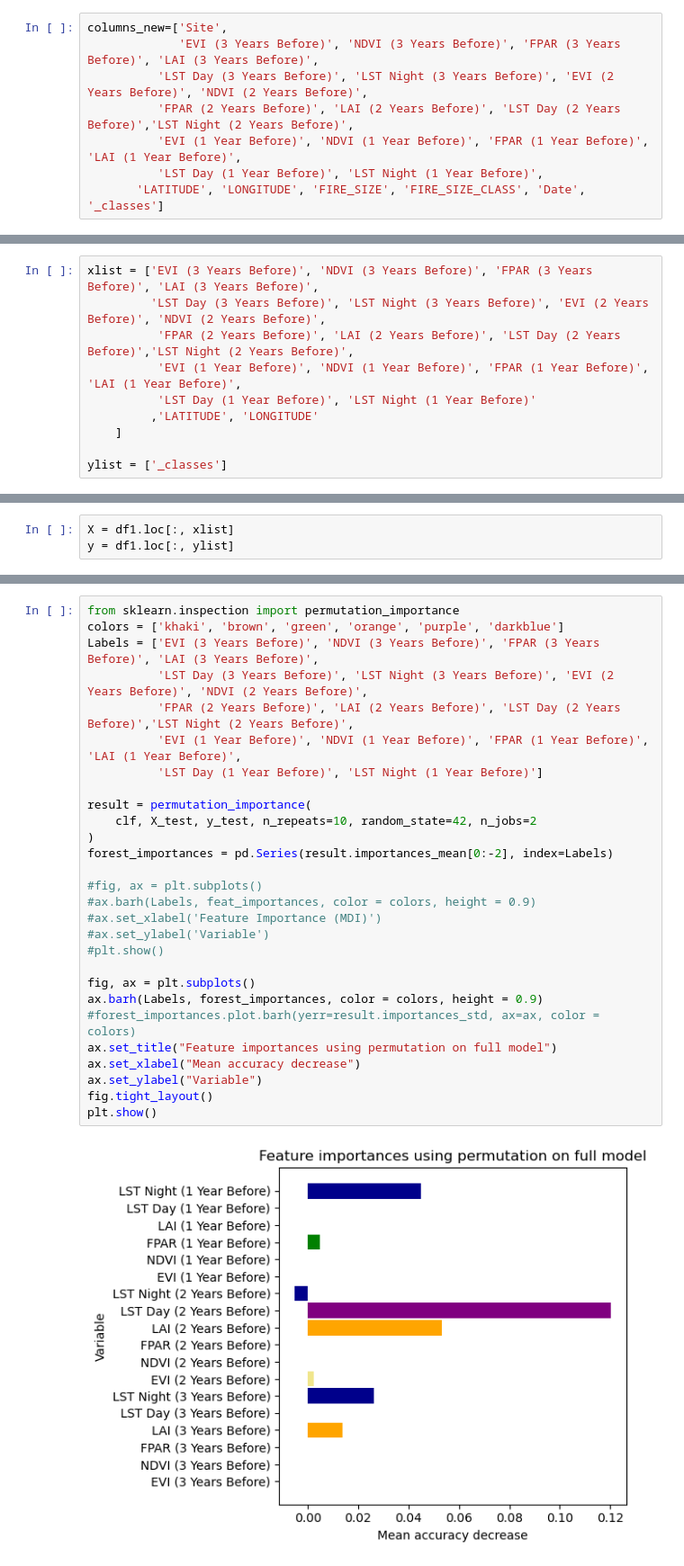
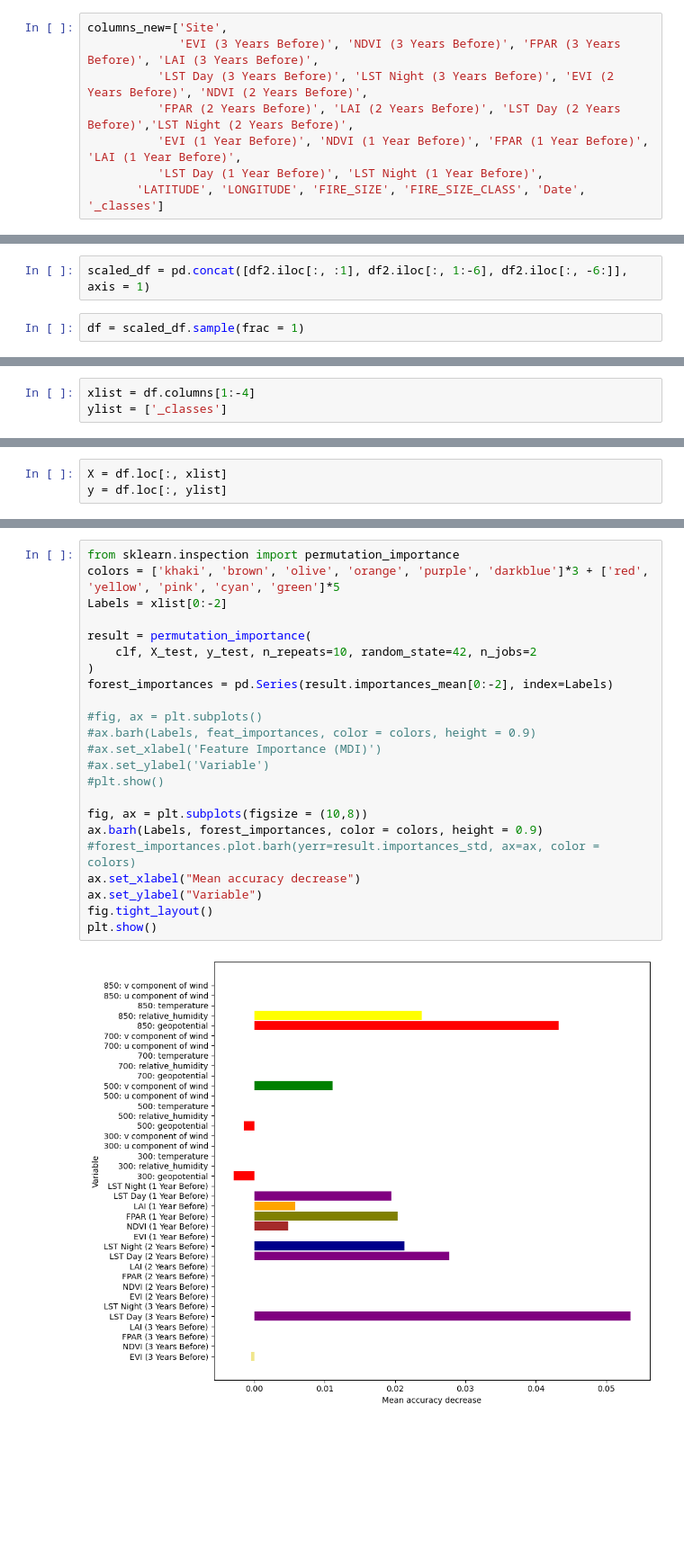
Before and after one commit to nagrawa6/Wildfire, a Jupyter notebook: Decision Tree Classification.ipynb, the cells around one changed output, grey strips where cells are left out. Shown at 90% size. Drawn from its saved outputs; the diff is of its cells as text; blank space fills up the shorter version.

```diff
--- a/Decision Tree Classification.ipynb
+++ b/Decision Tree Classification.ipynb
@@ -36,0 +67,4 @@ df.columns = columns_new
+# %%
+scaled_df = pd.concat([df2.iloc[:, :1], df2.iloc[:, 1:-6], df2.iloc[:, -6:]], axis = 1)
+# %%
+df = scaled_df.sample(frac = 1)
@@ -37,10 +87,3 @@ df.columns = columns_new
 # %%
-xlist = ['EVI (3 Years Before)', 'NDVI (3 Years Before)', 'FPAR (3 Years Before)', 'LAI (3 Years Before)',
-         'LST Day (3 Years Before)', 'LST Night (3 Years Before)', 'EVI (2 Years Before)', 'NDVI (2 Years Before)',
-          'FPAR (2 Years Before)', 'LAI (2 Years Before)', 'LST Day (2 Years Before)','LST Night (2 Years Before)',
-          'EVI (1 Year Before)', 'NDVI (1 Year Before)', 'FPAR (1 Year Before)', 'LAI (1 Year Before)',
-          'LST Day (1 Year Before)', 'LST Night (1 Year Before)'
-         ,'LATITUDE', 'LONGITUDE'
-    ]
-
+xlist = df.columns[1:-4]
 ylist = ['_classes']
@@ -71,6 +90,6 @@ df1
 # %%
-X = df1.loc[:, xlist]
-y = df1.loc[:, ylist]
+X = df.loc[:, xlist]
+y = df.loc[:, ylist]
 # %%
 from sklearn.tree import DecisionTreeClassifier
 train_index1 = []
@@ -142,33 +161,28 @@ pyplot.show()
 # %%
 from sklearn.inspection import permutation_importance
-colors = ['khaki', 'brown', 'green', 'orange', 'purple', 'darkblue']
-Labels = ['EVI (3 Years Before)', 'NDVI (3 Years Before)', 'FPAR (3 Years Before)', 'LAI (3 Years Before)',
-          'LST Day (3 Years Before)', 'LST Night (3 Years Before)', 'EVI (2 Years Before)', 'NDVI (2 Years Before)',
-          'FPAR (2 Years Before)', 'LAI (2 Years Before)', 'LST Day (2 Years Before)','LST Night (2 Years Before)',
-          'EVI (1 Year Before)', 'NDVI (1 Year Before)', 'FPAR (1 Year Before)', 'LAI (1 Year Before)',
-          'LST Day (1 Year Before)', 'LST Night (1 Year Before)']
+colors = ['khaki', 'brown', 'olive', 'orange', 'purple', 'darkblue']*3 + ['red', 'yellow', 'pink', 'cyan', 'green']*5
+Labels = xlist[0:-2]
 
 result = permutation_importance(
     clf, X_test, y_test, n_repeats=10, random_state=42, n_jobs=2
 )
 forest_importances = pd.Series(result.importances_mean[0:-2], index=Labels)
 
 #fig, ax = plt.subplots()
 #ax.barh(Labels, feat_importances, color = colors, height = 0.9)
 #ax.set_xlabel('Feature Importance (MDI)')
 #ax.set_ylabel('Variable')
 #plt.show()
 
-fig, ax = plt.subplots()
+fig, ax = plt.subplots(figsize = (10,8))
 ax.barh(Labels, forest_importances, color = colors, height = 0.9)
 #forest_importances.plot.barh(yerr=result.importances_std, ax=ax, color = colors)
-ax.set_title("Feature importances using permutation on full model")
 ax.set_xlabel("Mean accuracy decrease")
 ax.set_ylabel("Variable")
 fig.tight_layout()
 plt.show()
 # %% [output]
-[figure, old version]
+[figure, new version]
 # %%
 import itertools
 def generate_confusion_matrix(cnf_matrix, classes, normalize=False, title='Confusion matrix'):
```
Also changed, not shown: parts of 17 cells of this notebook, 9 other files.
